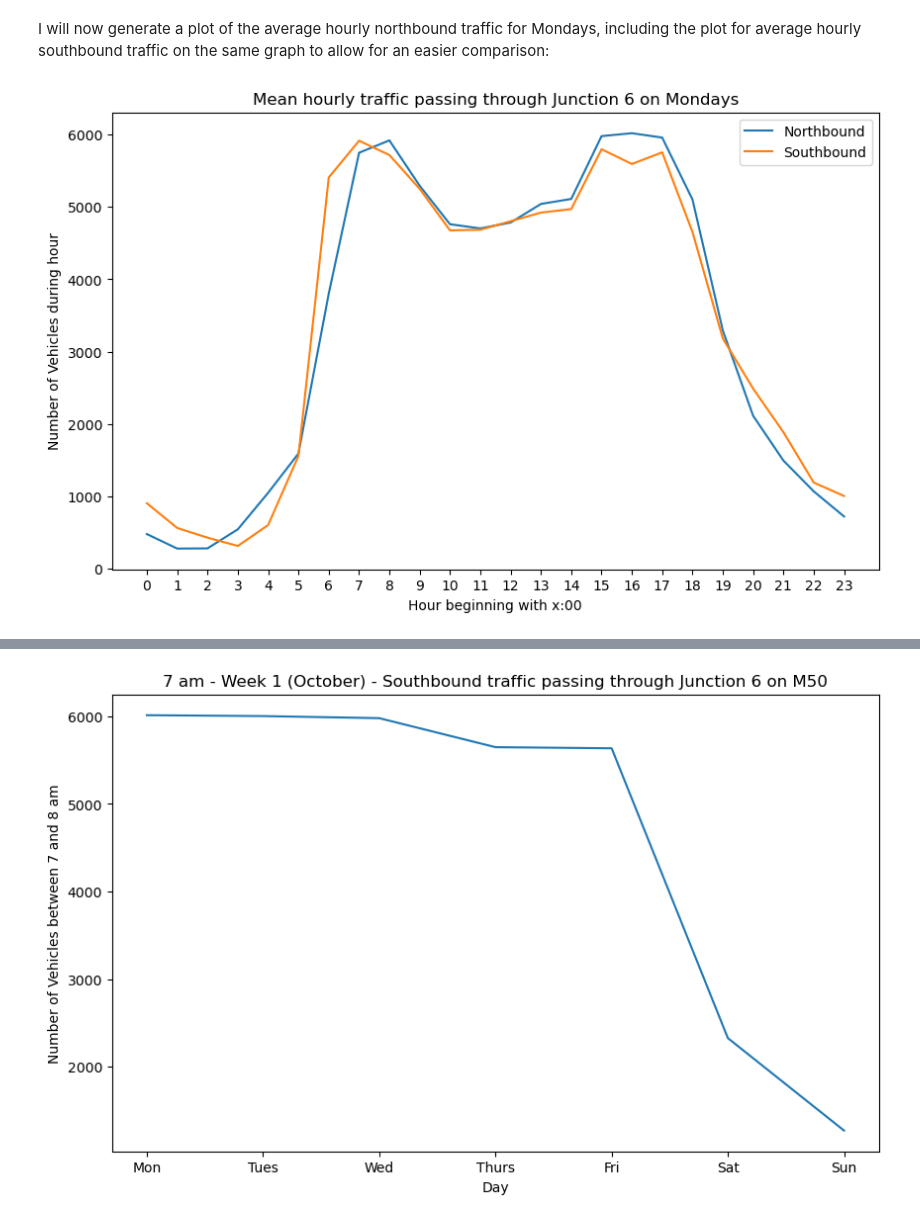
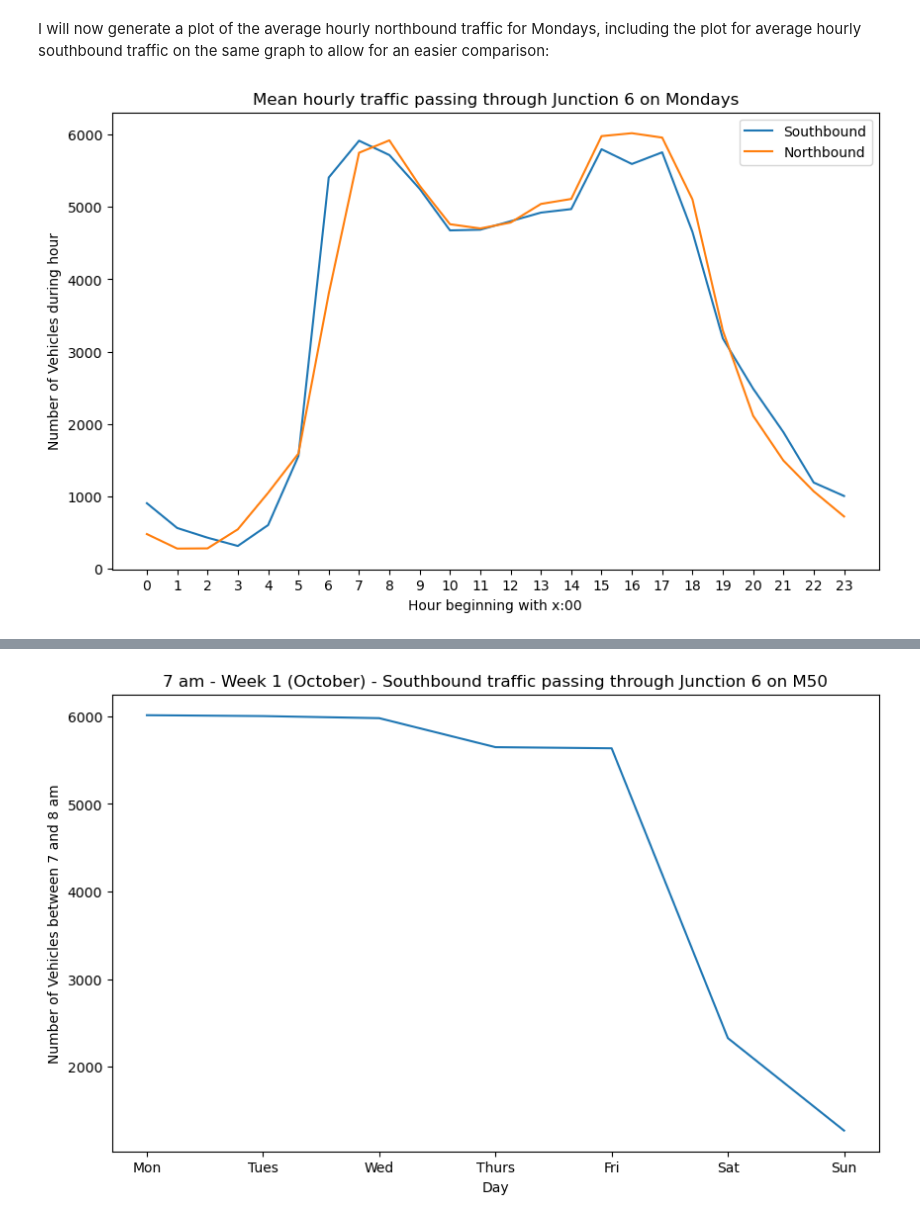
Before and after one commit to jmce22/pfda_project1, a Jupyter notebook: pfda_project1.ipynb, the cells around one changed output, grey strips where cells are left out. Saved outputs shown, nothing was run; the diff lists cells and outputs as text; code cells hidden in the pictures.

```diff
--- a/pfda_project1.ipynb
+++ b/pfda_project1.ipynb
@@ -144,14 +144,14 @@ The maximum average hourly traffic level on Mondays is 6019.75 and this occurs d
 I will now generate a plot of the average hourly northbound traffic for Mondays, including the plot for average hourly southbound traffic on the same graph to allow for an easier comparison:
 # %%
 plt.figure(figsize=(10,6))
+plt.plot(mean_mon_s_hourly, label = 'Southbound')
 plt.plot(mean_mon_n_hourly, label = 'Northbound')
-plt.plot(mean_mon_s_hourly, label = 'Southbound')
 plt.xlabel('Hour beginning with x:00')
 plt.xticks(np.arange(24))
 plt.ylabel('Number of Vehicles during hour')
 plt.title('Mean hourly traffic passing through Junction 6 on Mondays')
-plt.legend(["Northbound", "Southbound"], loc ="upper right")
+plt.legend(["Southbound", "Northbound"], loc ="upper right")
 plt.show()
 # %% [output]
-[figure, old version]
+[figure, new version]
 # %% [markdown]
```
Also changed, not shown: parts of 8 cells of this notebook.
